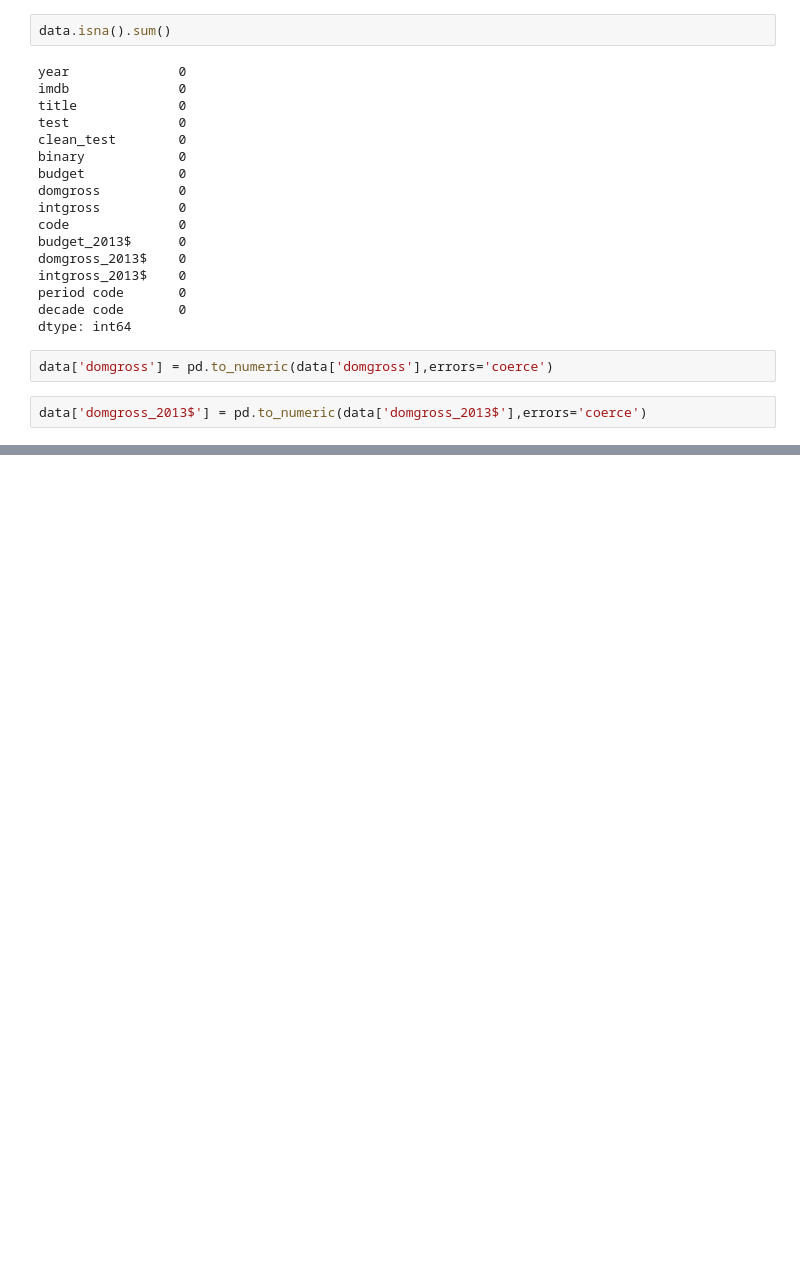
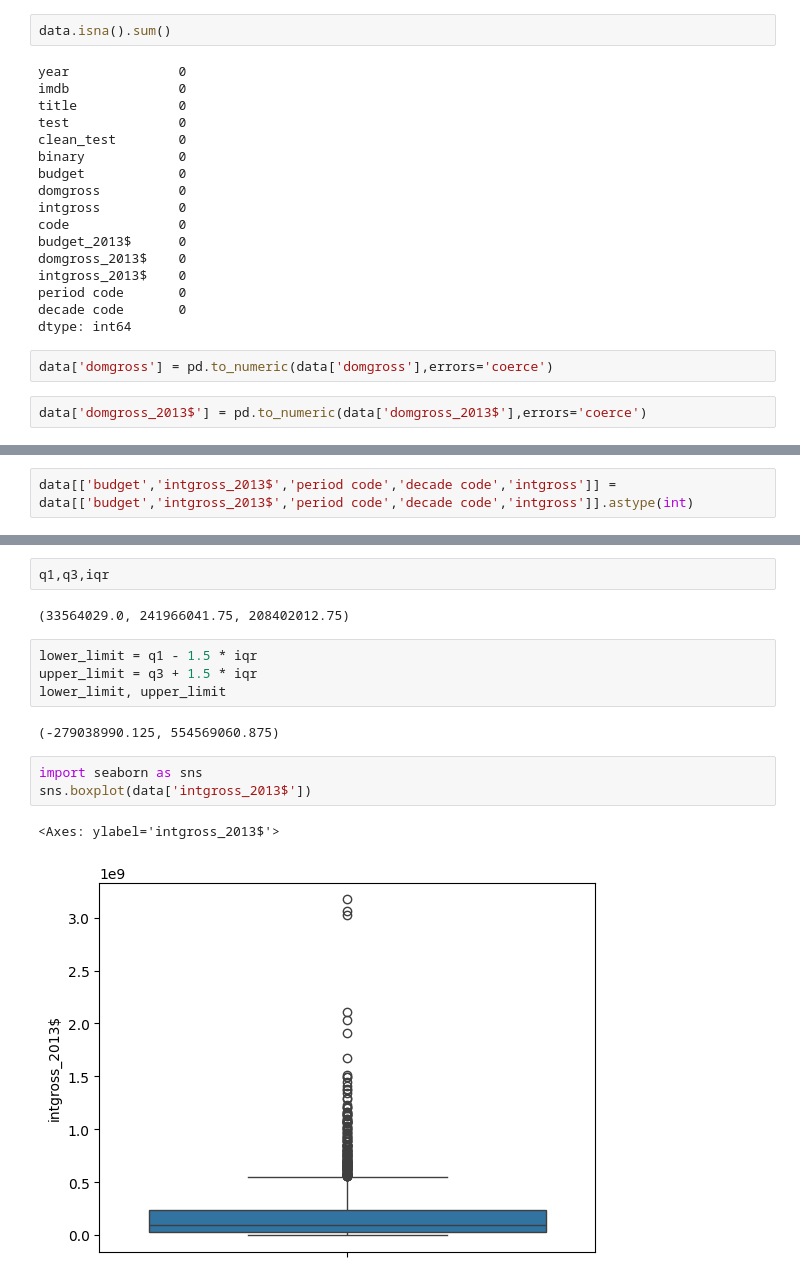
Before and after one commit to Mostafa-Mohamed-Atef/movies-data-science, a Jupyter notebook: movies.ipynb, the cells around one changed output, grey strips where cells are left out. Drawn from its saved outputs; the diff is of its cells as text; blank space fills up the shorter version.

```diff
--- a/movies.ipynb
+++ b/movies.ipynb
@@ -338,3 +322,5 @@ dtype: int64
+# %%
+data[['budget','intgross_2013$','period code','decade code','intgross']] = data[['budget','intgross_2013$','period code','decade code','intgross']].astype(int)
 # %%
 columns_to_check = [ 'budget', 'domgross', 'intgross', 'budget',  'intgross', 'budget_2013$'      ,'domgross_2013$'    ,'intgross_2013$']
 
@@ -384,0 +362,16 @@ plt.tight_layout()
+# %%
+q1,q3,iqr
+# %% [output]
+(33564029.0, 241966041.75, 208402012.75)
+# %%
+lower_limit = q1 - 1.5 * iqr
+upper_limit = q3 + 1.5 * iqr
+lower_limit, upper_limit
+# %% [output]
+(-279038990.125, 554569060.875)
+# %%
+import seaborn as sns
+sns.boxplot(data['intgross_2013$'])
+# %% [output]
+<Axes: ylabel='intgross_2013$'>
+[figure, added]
```
Also changed, not shown: parts of 9 cells of this notebook.
